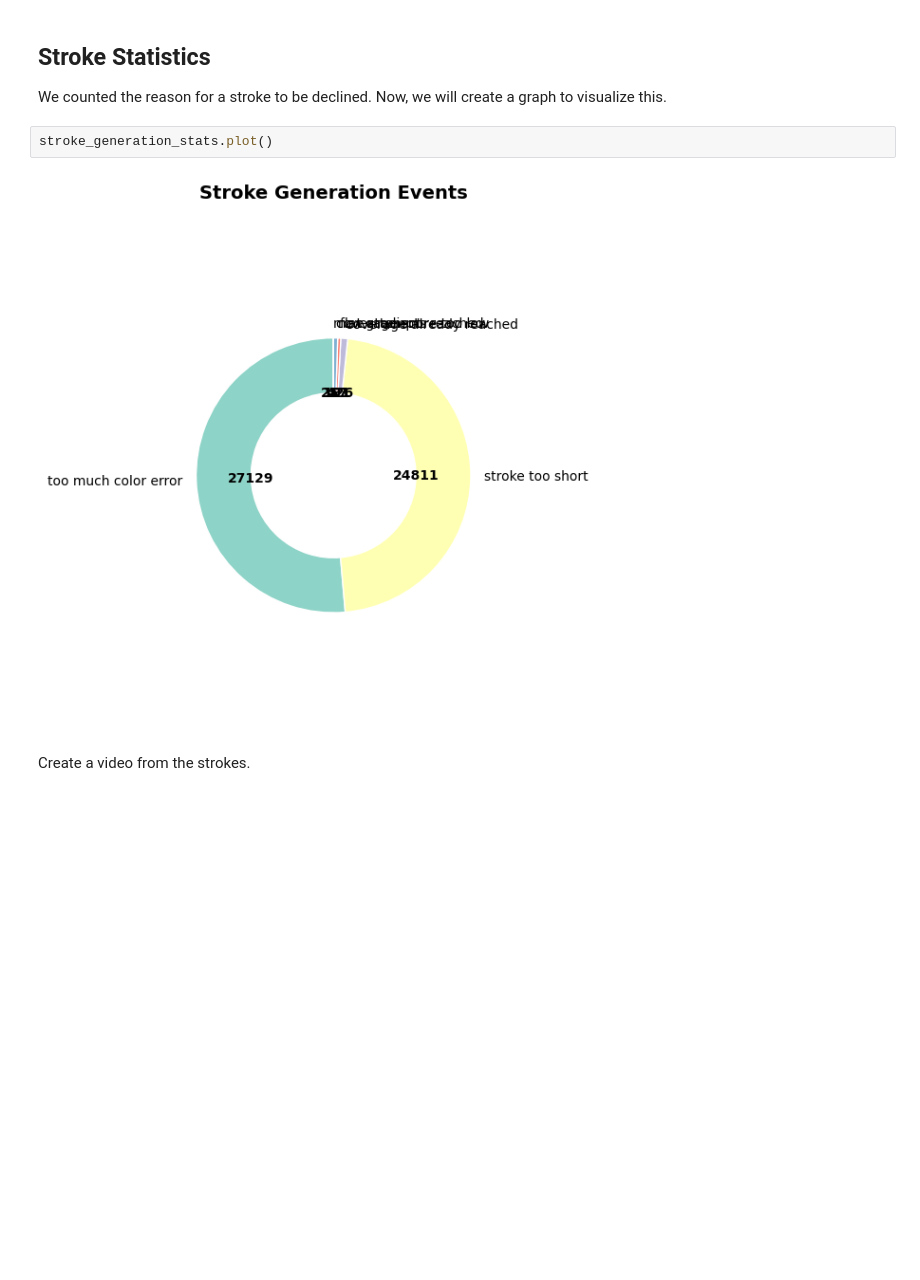
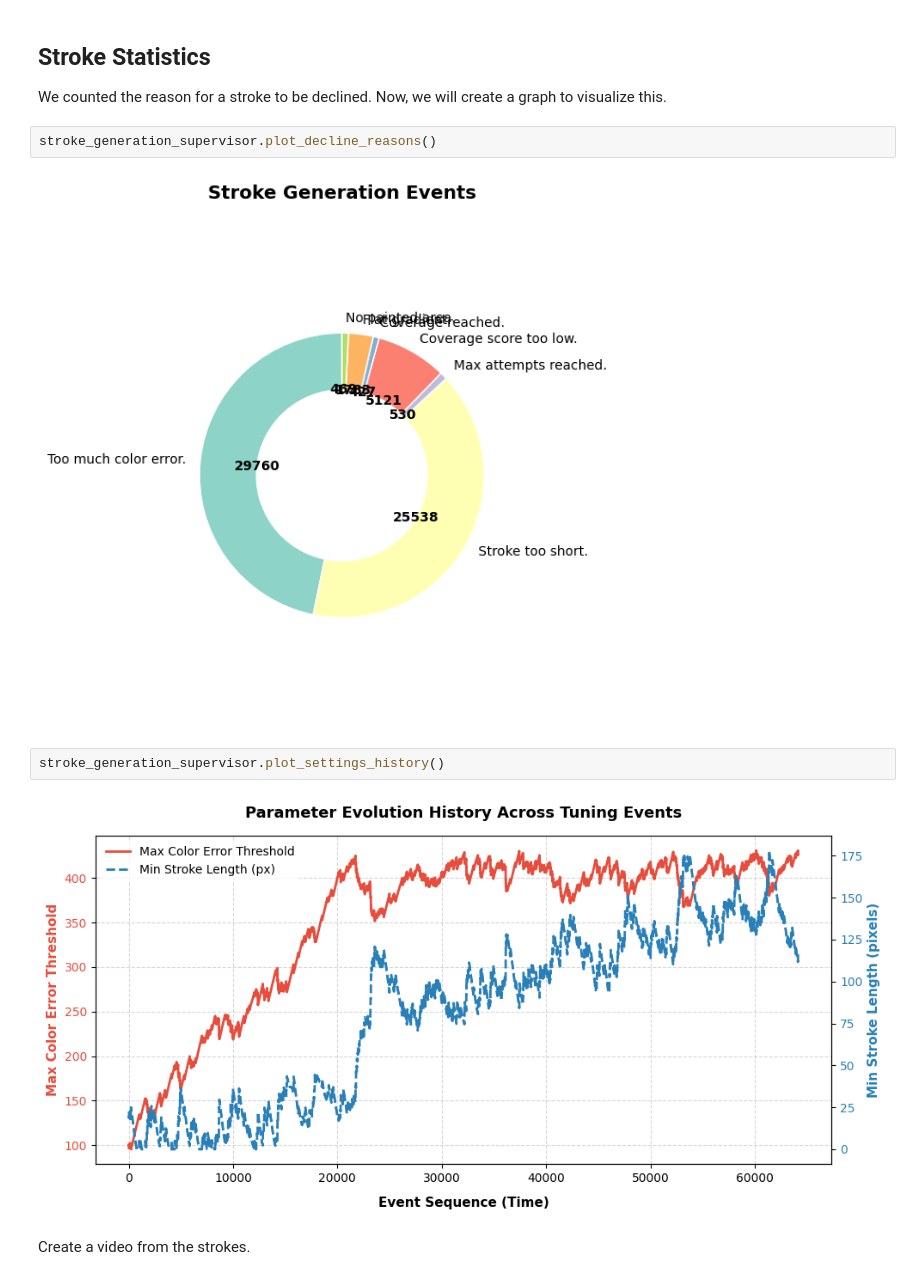
Before and after one commit to SimonMeersschaut/paint-bot, a Jupyter notebook: src/stroke_generation.ipynb, the cells around one changed output. Cells and saved outputs as stored; diff of their text form; blank space fills up the shorter version.

```diff
--- a/src/stroke_generation.ipynb
+++ b/src/stroke_generation.ipynb
@@ -554,9 +515,13 @@ visualize_stroke_sequence(stroke_sequence)
 We counted the reason for a stroke to be declined.
 Now, we will create a graph to visualize this.
 # %%
-stroke_generation_stats.plot()
+stroke_generation_supervisor.plot_decline_reasons()
 # %% [output]
-[figure, old version]
+[figure, new version]
+# %%
+stroke_generation_supervisor.plot_settings_history()
+# %% [output]
+[figure, added]
 # %% [markdown]
 Create a video from the strokes.
 # %%
```
Also changed, not shown: parts of 2 cells of this notebook, 5 other files.
